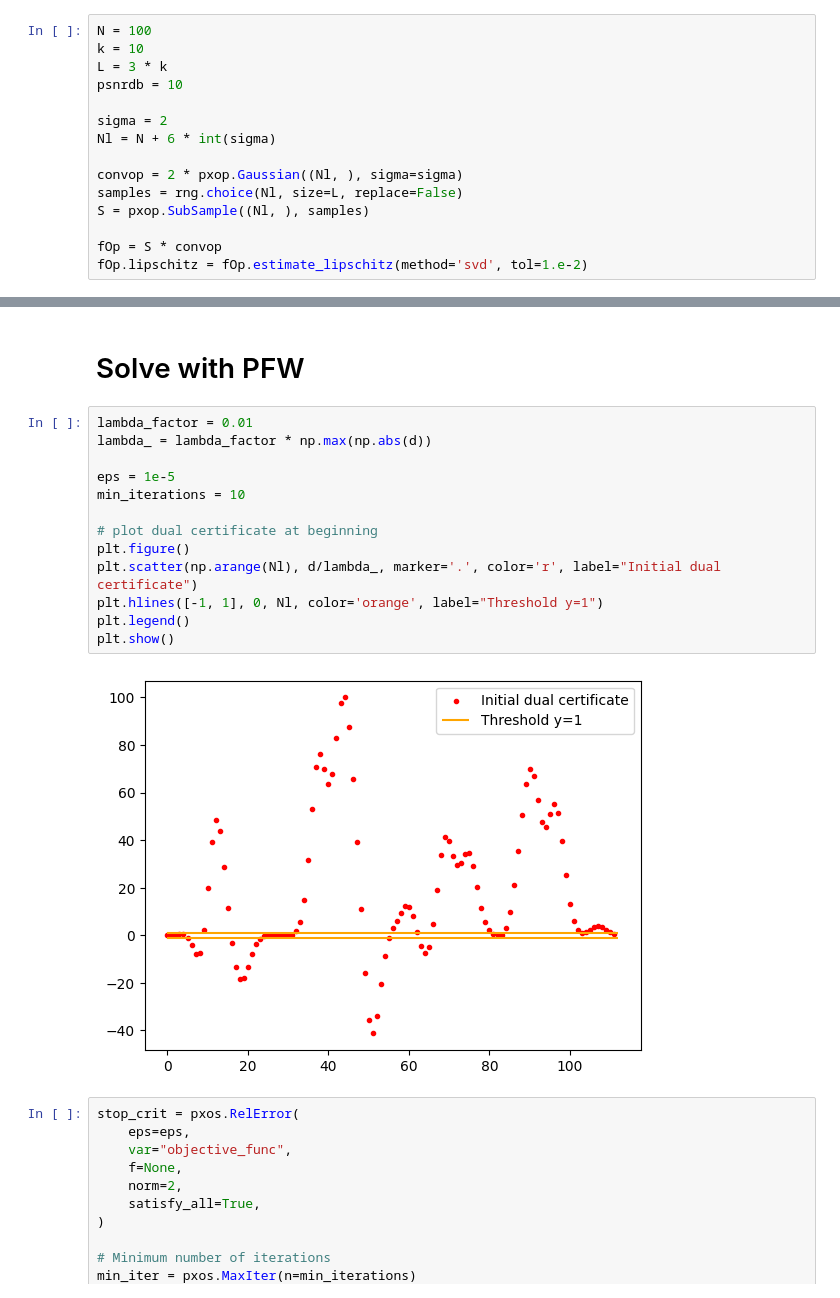
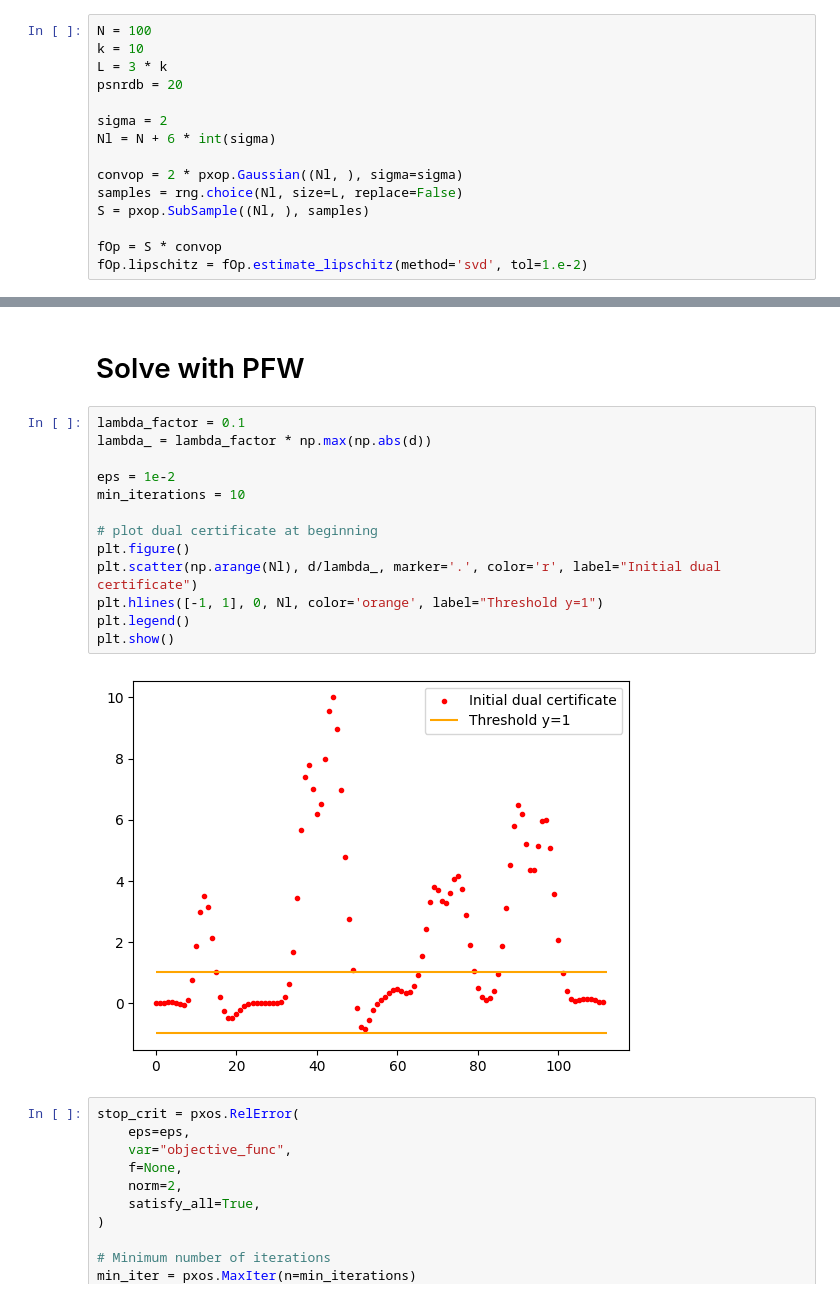
Before and after one commit to AdriaJ/pyfw-lasso, a Jupyter notebook: dev/localmax.ipynb, the cells around one changed output, grey strips where cells are left out. Cells and saved outputs as stored; diff of their text form.

```diff
--- a/dev/localmax.ipynb
+++ b/dev/localmax.ipynb
@@ -18,7 +18,7 @@ rng = np.random.default_rng(seed)
 N = 100
 k = 10
 L = 3 * k
-psnrdb = 10
+psnrdb = 20
 
 sigma = 2
 Nl = N + 6 * int(sigma)
@@ -66,20 +66,20 @@ plt.show()
 # %% [markdown]
 # Solve with PFW
 # %%
-lambda_factor = 0.01
+lambda_factor = 0.1
 lambda_ = lambda_factor * np.max(np.abs(d))
 
-eps = 1e-5
+eps = 1e-2
 min_iterations = 10
 
 # plot dual certificate at beginning
 plt.figure()
 plt.scatter(np.arange(Nl), d/lambda_, marker='.', color='r', label="Initial dual certificate")
 plt.hlines([-1, 1], 0, Nl, color='orange', label="Threshold y=1")
 plt.legend()
 plt.show()
 # %% [output]
-[figure, old version]
+[figure, new version]
 # %%
 stop_crit = pxos.RelError(
     eps=eps,
```
Also changed, not shown: parts of 16 cells of this notebook, 2 other files.
